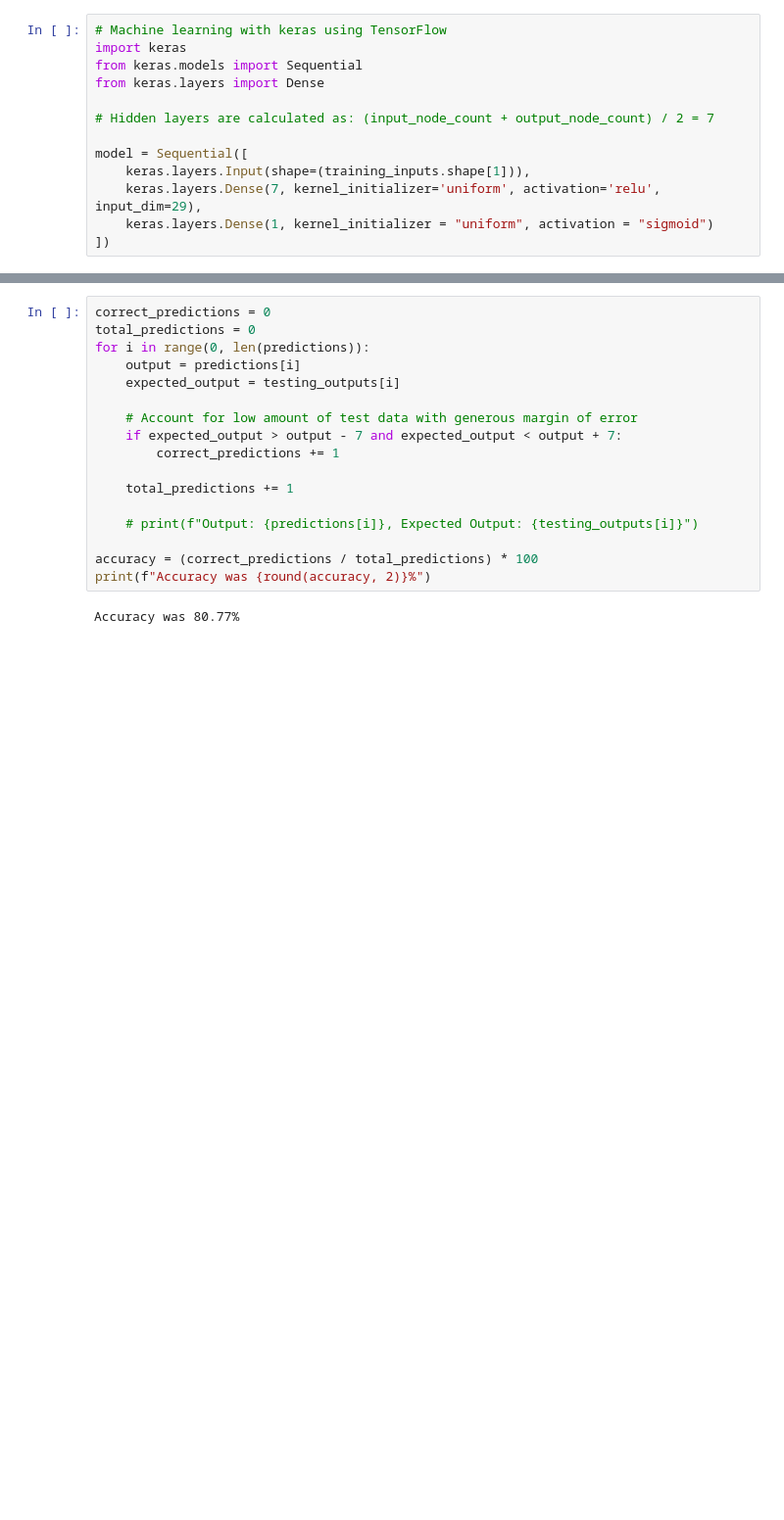
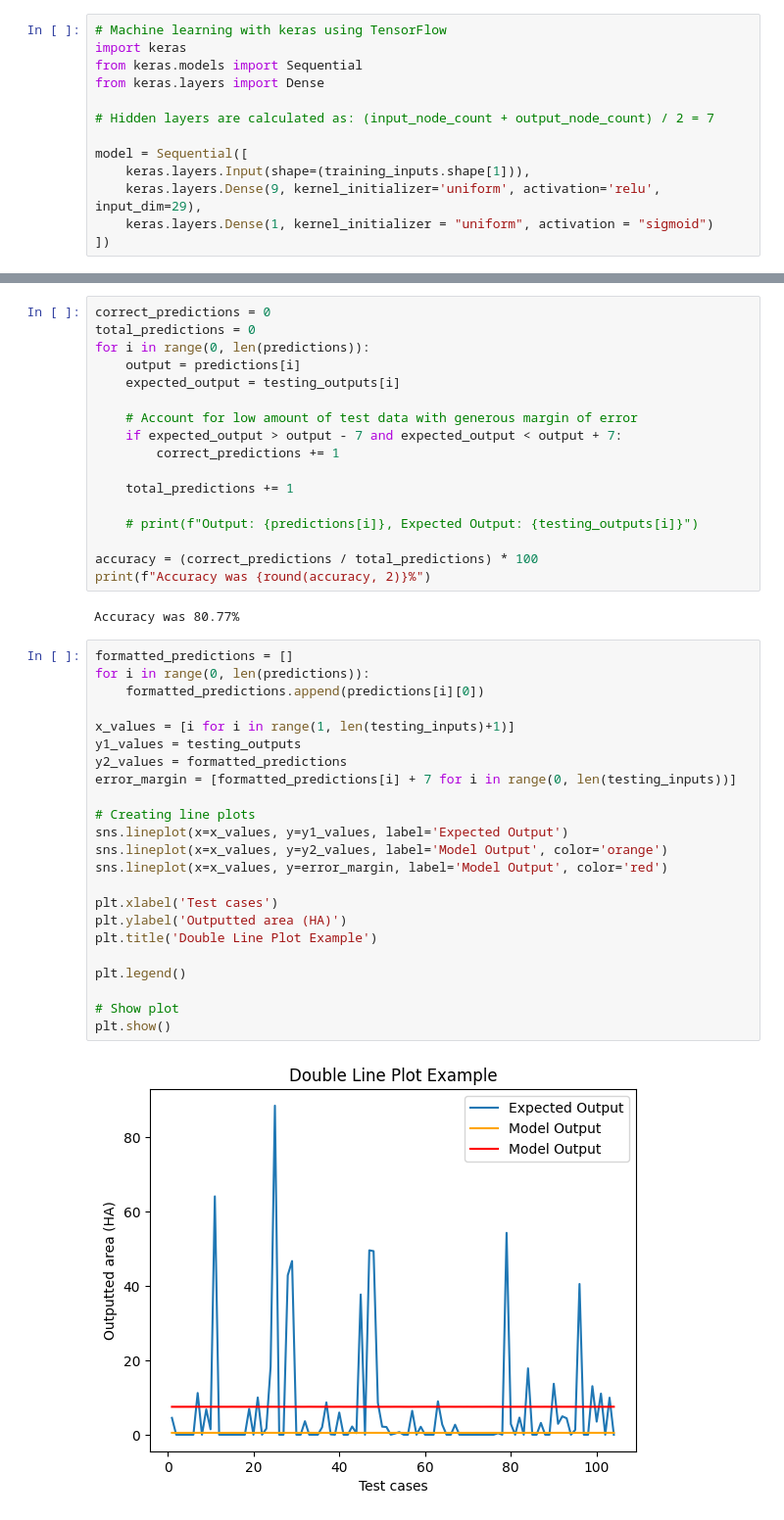
Before and after one commit to sashamrobinson/Firewatch, a Jupyter notebook: ForestFirePredictiveModel.ipynb, the cells around one changed output, grey strips where cells are left out. Shown: that part at 98% size. Cells and saved outputs as stored; diff of their text form; blank space fills up the shorter version.

```diff
--- a/ForestFirePredictiveModel.ipynb
+++ b/ForestFirePredictiveModel.ipynb
@@ -50,7 +54,7 @@ from keras.layers import Dense
 
 model = Sequential([
     keras.layers.Input(shape=(training_inputs.shape[1])),
-    keras.layers.Dense(7, kernel_initializer='uniform', activation='relu', input_dim=29),
+    keras.layers.Dense(9, kernel_initializer='uniform', activation='relu', input_dim=29),
     keras.layers.Dense(1, kernel_initializer = "uniform", activation = "sigmoid")
 ])
 # %%
@@ -88,3 +92,28 @@ accuracy = (correct_predictions / total_predictions) * 100
 print(f"Accuracy was {round(accuracy, 2)}%")
 # %% [output]
 Accuracy was 80.77%
+# %%
+formatted_predictions = []
+for i in range(0, len(predictions)):
+    formatted_predictions.append(predictions[i][0])
+
+x_values = [i for i in range(1, len(testing_inputs)+1)]
+y1_values = testing_outputs
+y2_values = formatted_predictions
+error_margin = [formatted_predictions[i] + 7 for i in range(0, len(testing_inputs))]
+
+# Creating line plots
+sns.lineplot(x=x_values, y=y1_values, label='Expected Output')
+sns.lineplot(x=x_values, y=y2_values, label='Model Output', color='orange')
+sns.lineplot(x=x_values, y=error_margin, label='Model Output', color='red')
+
+plt.xlabel('Test cases')
+plt.ylabel('Outputted area (HA)')
+plt.title('Double Line Plot Example')
+
+plt.legend()
+
+# Show plot
+plt.show()
+# %% [output]
+[figure, added]
```
Also changed, not shown: parts of 2 cells of this notebook, 1 other file.
